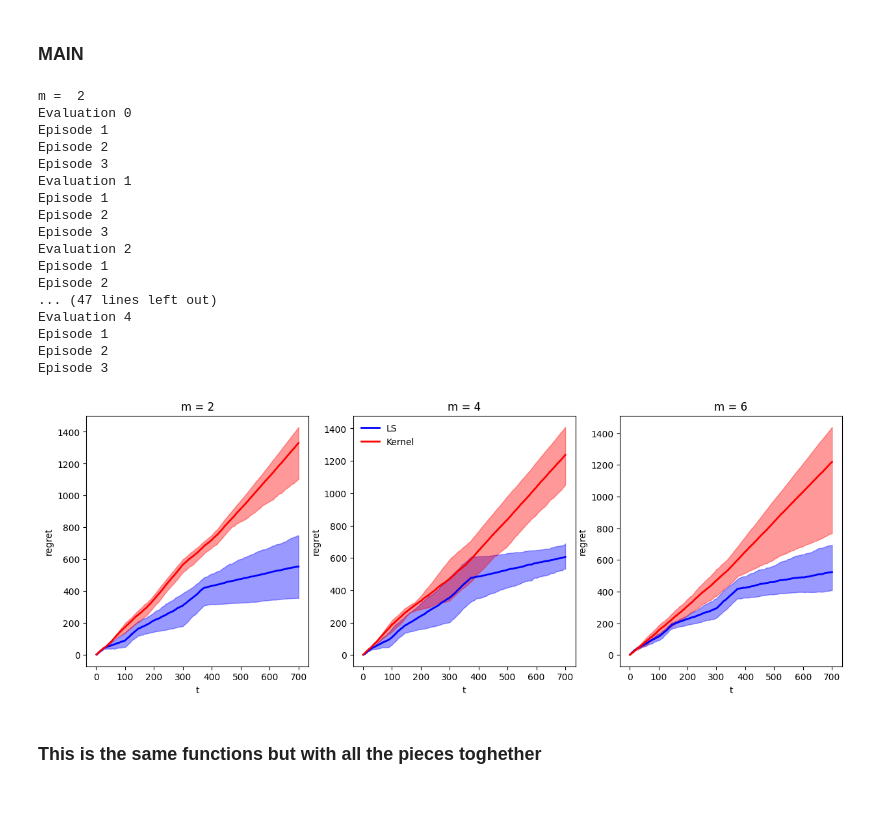
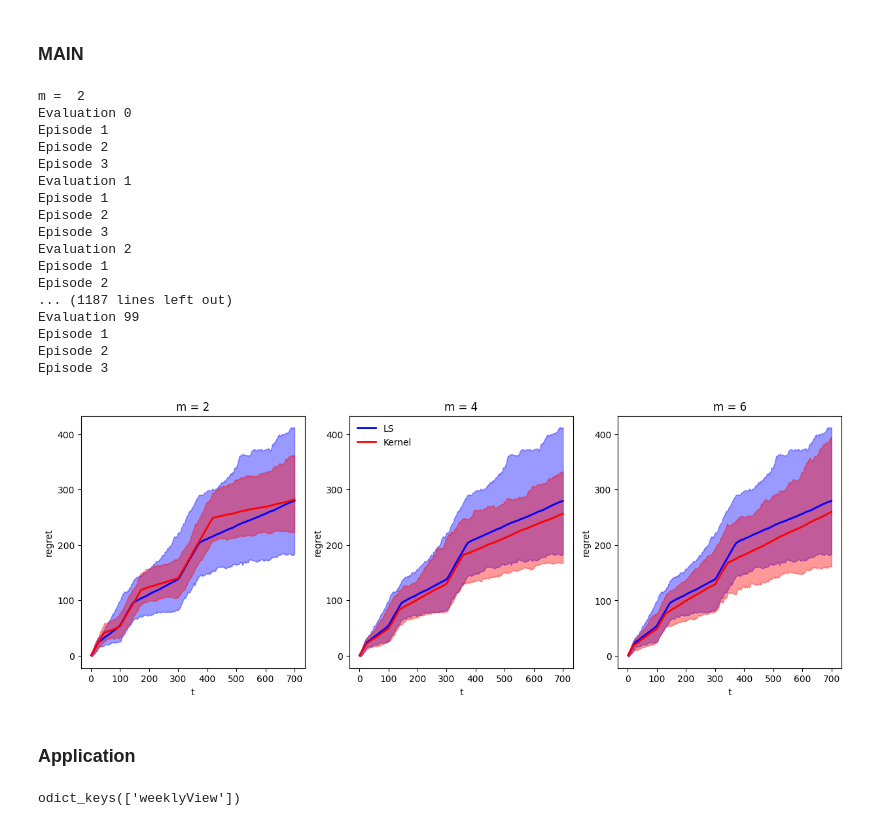
Before and after one commit to dbracale/Dynamic-Pricing, a Jupyter notebook: LS.ipynb, the cells around one changed output. Cells and saved outputs as stored; diff of their text form; code cells hidden in the pictures; blank space fills up the shorter version.

```diff
--- a/LS.ipynb
+++ b/LS.ipynb
@@ -136,12 +135,11 @@ cdf_0 = stats.norm.cdf #True F_0
 epsi = 1e-12 # Lower bound of F_0
 d = 2 # Dimension of features
 H = 6 # Maximum price
-q = 3  # Degree of differentiability of F_hat
 tau_0 = 100 # Lenght of the first episode
 interc_0 = 3 # True intercept of theta
 slope_0 = np.repeat(np.sqrt(2 / 3), d) # True slope of theta
 theta_0 = np.concatenate(([interc_0], slope_0))
-max_eval = 5 # Maximum number of evaluations (for Confidence Intervals)
+max_eval = 100 # Maximum number of evaluations (for Confidence Intervals)
 # %% [markdown]
 ### Define Optimal pricing function
 # %%
@@ -173,11 +215,30 @@ def Sample_x(N, d):
 # %% [markdown]
 ### Sample from Z: support is $[-0.25,0.25]$
 # %%
-range_z = np.linspace(-0.25,0.25, num=10000)
-F_z_val = np.array([cdf_0(x) for x in range_z])
+# range_z = np.linspace(-0.25,0.25, num=10000)
+# F_z_val = np.array([cdf_0(x) for x in range_z])
+
+# def Sample_z(N):
+#     u = np.random.uniform(0, 1, N)
+#     z_sample = np.array([range_z[np.argmin(np.abs(F_z_val - u_j))] for u_j in u])
+#     return z_sample
 
 def Sample_z(N):
-    u = np.random.uniform(0, 1, N)
-    z_sample = np.array([range_z[np.argmin(np.abs(F_z_val - u_j))] for u_j in u])
-    return z_sample
+    samples = []
+    # Define the range for the uniform proposal distribution
+    # Adjust the range and c as necessary for efficiency
+    min_x, max_x = -3, 3  # Covering the significant range of the normal distribution
+    max_pdf = stats.norm.pdf(0)  # Maximum value of the standard normal PDF
+
+    while len(samples) < N:
+        # Sample from the uniform distribution (proposal distribution)
+        x_proposal = np.random.uniform(min_x, max_x)
+        # Acceptance probability
+        acceptance_prob = stats.norm.pdf(x_proposal) / max_pdf
+
+        # Accept or reject the sample
+        if np.random.uniform(0, 1) < acceptance_prob:
+            samples.append(x_proposal)
+
+    return np.array(samples)
 # %%
@@ -277,7 +368,7 @@ def Yonki_NP(w, y, m):
 # %% [markdown]
 ### Exploration and Estimation of $\theta_0$ and $F_0$
 # %%
-def exploration_and_estimation(k):
+def exploration_and_estimation(k,m):
     tau_k = tau_0 * 2**(k-1)
     tau_kplus1 = tau_0 * 2**k
 
@@ -473,48 +564,54 @@ for m in {2,4,6}:
   for eval in range(max_eval):
     print("Evaluation", eval)
     np.random.seed(eval+1)
+
     Regret = []
     Regret_Yonki = []
 
     for k in range(1, 4):
       print("Episode", k)
-      explor = exploration_and_estimation(k)
+      explor = exploration_and_estimation(k,m)
 
       I_k_prime, theta_hat_k, F_k, c_explor_opt, regret_explor, I_k_prime_Yonki, theta_hat_k_Yonki, F_k_Yonki, c_explor_opt_Yonki, regret_explor_Yonki = explor.values()
       exploit = exploitation(I_k_prime, theta_hat_k, F_k, I_k_prime_Yonki, theta_hat_k_Yonki, F_k_Yonki)
 
       c_exploit_opt, regret_exploit, c_exploit_opt_Yonki, regret_exploit_Yonki = exploit.values()
       update = updates_and_collenct_info(c_exploit_opt, regret_exploit, c_exploit_opt_Yonki, regret_exploit_Yonki, c_explor_opt, regret_explor, c_explor_opt_Yonki, regret_explor_Yonki, Regret, Regret_Yonki)
       Regret, Regret_Yonki = update.values()
 
     if eval == 0:
       Regret_eval = np.array(Regret)
       Regret_eval_Yonki = np.array(Regret_Yonki)
     else:
       Regret_eval = np.column_stack((Regret, Regret_eval))
       Regret_eval_Yonki = np.column_stack((Regret_Yonki, Regret_eval_Yonki))
 
-  plot_results(Regret_eval,Regret_eval_Yonki)
+  if m == 2:
+      plot_results(Regret_eval,Regret_eval_Yonki)
+      same_regret_for_NPLS = Regret_eval
+  else:
+      plot_results(same_regret_for_NPLS,Regret_eval_Yonki)
+
 
 plt.savefig('regret.png')
 # %% [output]
 m =  2
 Evaluation 0
 Episode 1
 Episode 2
 Episode 3
 Evaluation 1
 Episode 1
 Episode 2
 Episode 3
 Evaluation 2
 Episode 1
 Episode 2
-... (47 lines left out)
-Evaluation 4
+... (1187 lines left out)
+Evaluation 99
 Episode 1
 Episode 2
 Episode 3
-[figure, old version]
+[figure, new version]
 # %% [markdown]
-### This is the same functions but with all the pieces toghether
+### Application
@@ -727,0 +620,8 @@ plt.savefig('regret.png')
+# %%
+import pyreadr
+from statsmodels.formula.api import ols
+
+data_frame = pyreadr.read_r('weeklyRentDemSupply.RData') # also works for Rds
+print(data_frame.keys())
+# %% [output]
+odict_keys(['weeklyView'])
```
Also changed, not shown: parts of 22 cells of this notebook, 2 other files.
